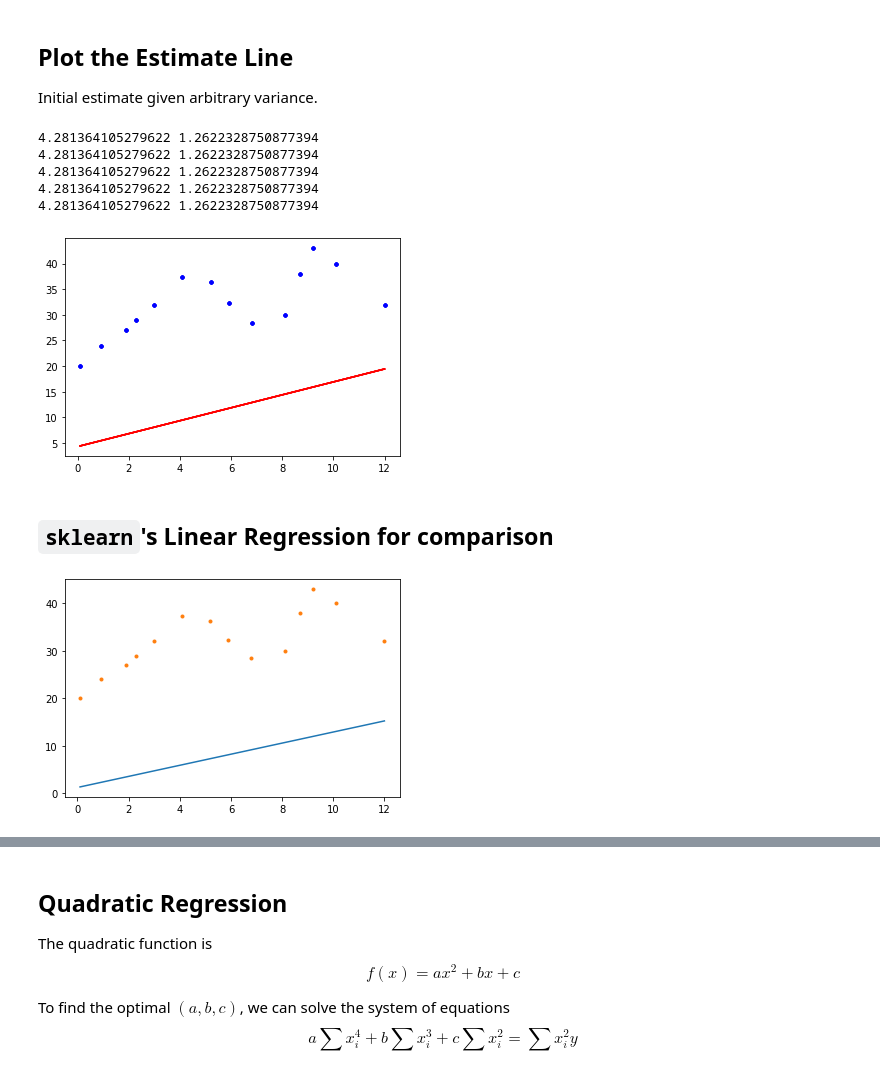
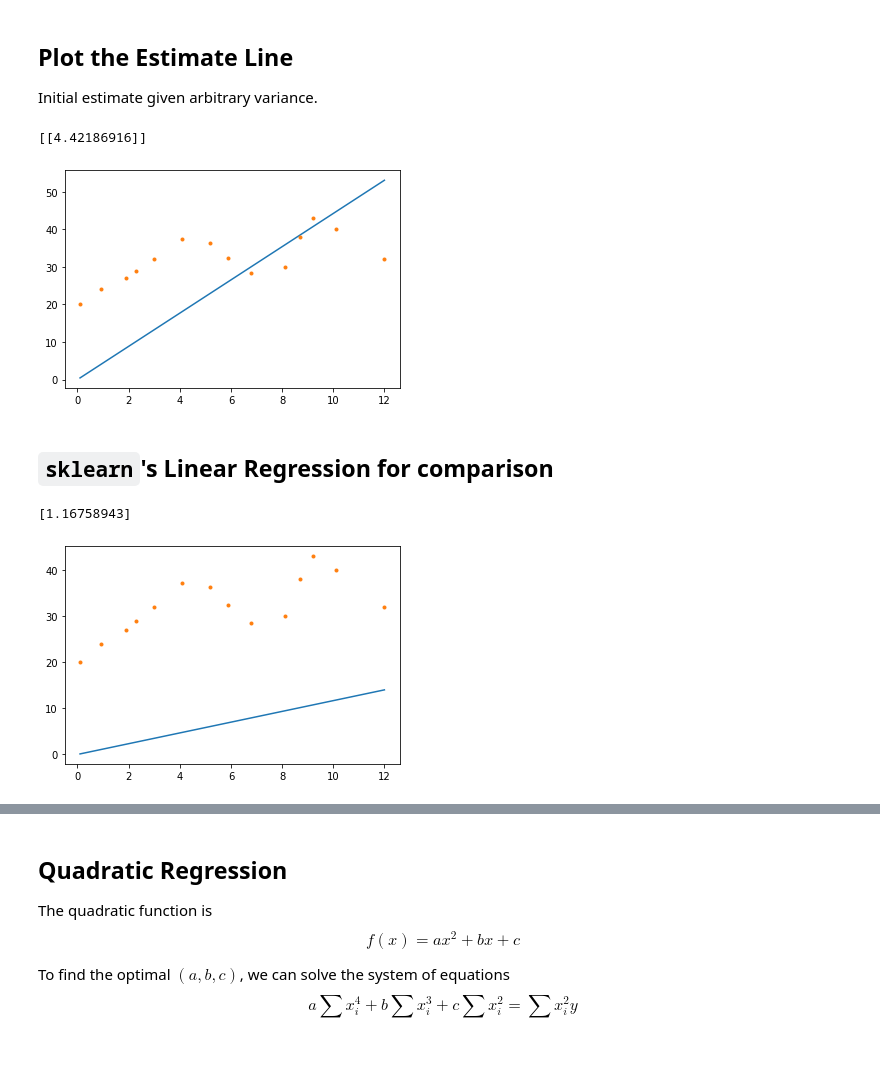
Before and after one commit to andrew15818/110, a Jupyter notebook: spring/optimization/homework/hw3/main.ipynb, the cells around one changed output, grey strips where cells are left out. Cells and saved outputs as stored; diff of their text form; code cells hidden in the pictures.

```diff
--- a/spring/optimization/homework/hw3/main.ipynb
+++ b/spring/optimization/homework/hw3/main.ipynb
@@ -30,10 +31,10 @@ $$S_{xx} = \sum_{i=1}^{N}\frac{x_i^2}{\sigma_i^2}\quad S_{xy}=\sum_{i=1}^{N}\fra
 def optimize(X, Y):
     m, b = 0, 0
     npoints = X.shape[0]
-    iterations = 5
-    lr = 0.01
+    iterations = 100
+    lr = 0.001
     i = 0
-    while i < iterations:
+    while i < 1000:
         preds = X * m + b
         dm =(-2/npoints)* np.sum(X * (Y - preds))
         db = (-2/npoints)*(np.sum(Y - preds))
@@ -46,30 +47,37 @@ def optimize(X, Y):
 ## Plot the Estimate Line
 Initial estimate given arbitrary variance.
 # %%
+'''
 i = 0
-while i < 5:
+while i < 1:
     a, b = optimize(X, Y)
     print(a,b)
-    preds = X * b + a
+    preds = X * a + b
     #var = np.sum(np.power(Y - preds, 2) / (N - M))
     #print(var)
     plt.plot(X, Y, 'b.')
     plt.plot(X, preds, 'r')
     i += 1
+'''
+x = X.reshape(len(X), 1)
+y = Y.reshape(len(Y), 1)
+m = np.dot(np.linalg.inv(np.dot(x.T, x)), np.dot(x.T, y))
+print(m)
+plt.plot(x, x.dot(m))
+plt.plot(x, y, '.')
+plt.savefig('./report/img/p1Linear.png')
 plt.show()
 # %% [output]
-4.281364105279622 1.2622328750877394
-4.281364105279622 1.2622328750877394
-4.281364105279622 1.2622328750877394
-4.281364105279622 1.2622328750877394
-4.281364105279622 1.2622328750877394
+[[4.42186916]]
-[figure, old version]
+[figure, new version]
 # %% [markdown]
 ## `sklearn`'s Linear Regression for comparison
 # %%
 model  = LinearRegression().fit(X.reshape(-1, 1), Y)
-plt.plot(X, X * model.coef_ + b)
+print(model.coef_)
+plt.plot(X, X * model.coef_ )
 plt.plot(X, Y, '.')
 plt.show()
 # %% [output]
+[1.16758943]
-[figure, old version]
+[figure, new version]
```
Also changed, not shown: parts of 16 cells of this notebook, 10 other files.
